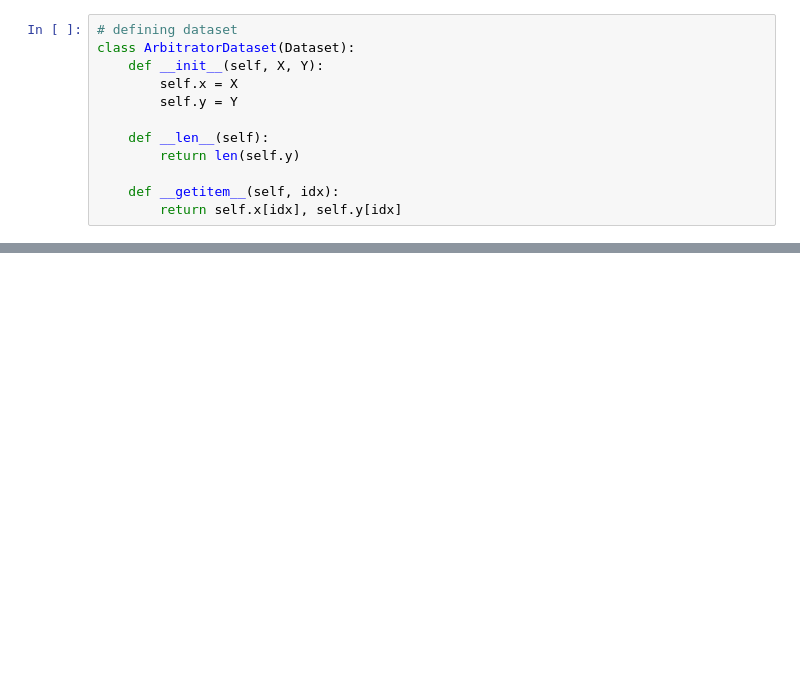
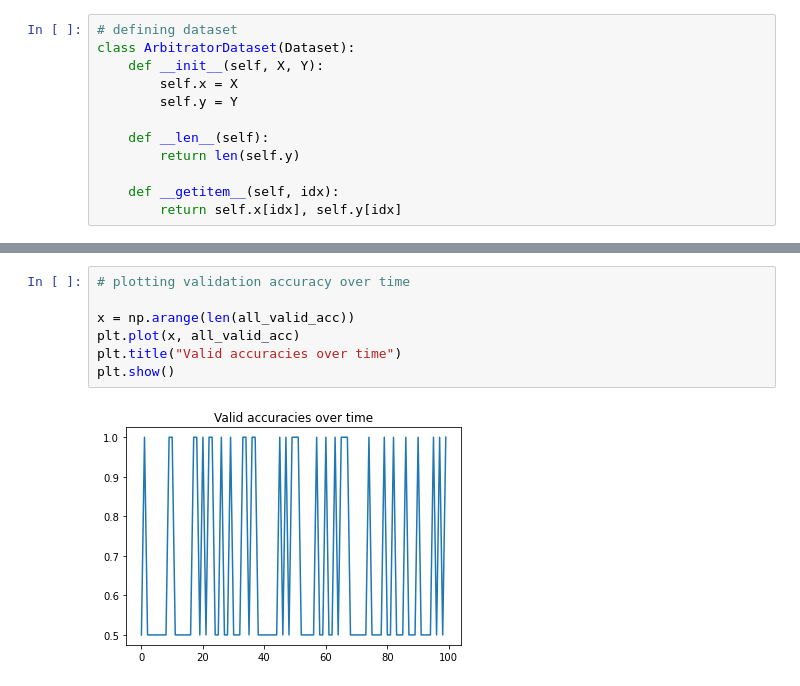
Before and after one commit to Saadmaghani/FaisalBhaiAi, a Jupyter notebook: Code/test.ipynb, the cells around one changed output, grey strips where cells are left out. Saved outputs shown, nothing was run; the diff lists cells and outputs as text; blank space fills up the shorter version.

```diff
--- a/Code/test.ipynb
+++ b/Code/test.ipynb
@@ -185,0 +323,9 @@ class CaseArbitrationModel(nn.Module):
+# %%
+# plotting validation accuracy over time
+
+x = np.arange(len(all_valid_acc))
+plt.plot(x, all_valid_acc)
+plt.title("Valid accuracies over time")
+plt.show()
+# %% [output]
+[figure, added]
```
Also changed, not shown: parts of 9 cells of this notebook.
